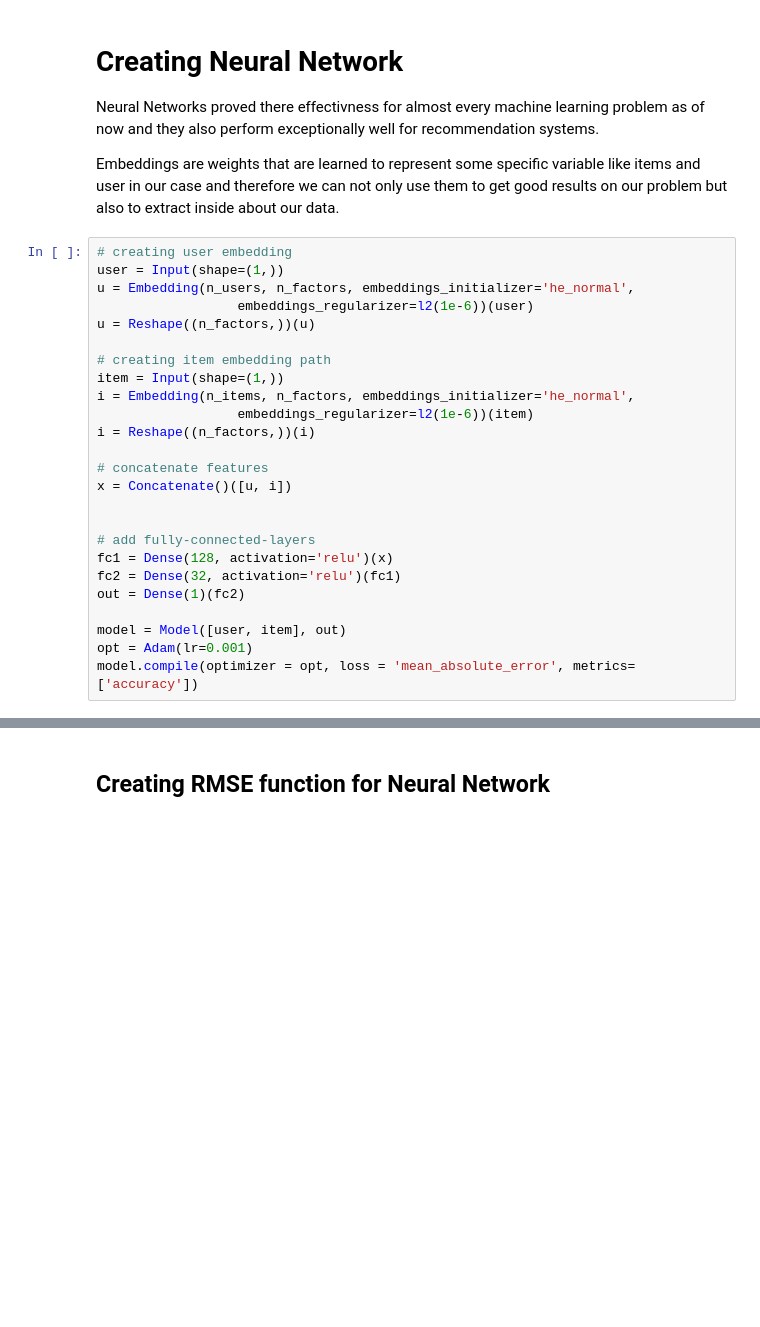
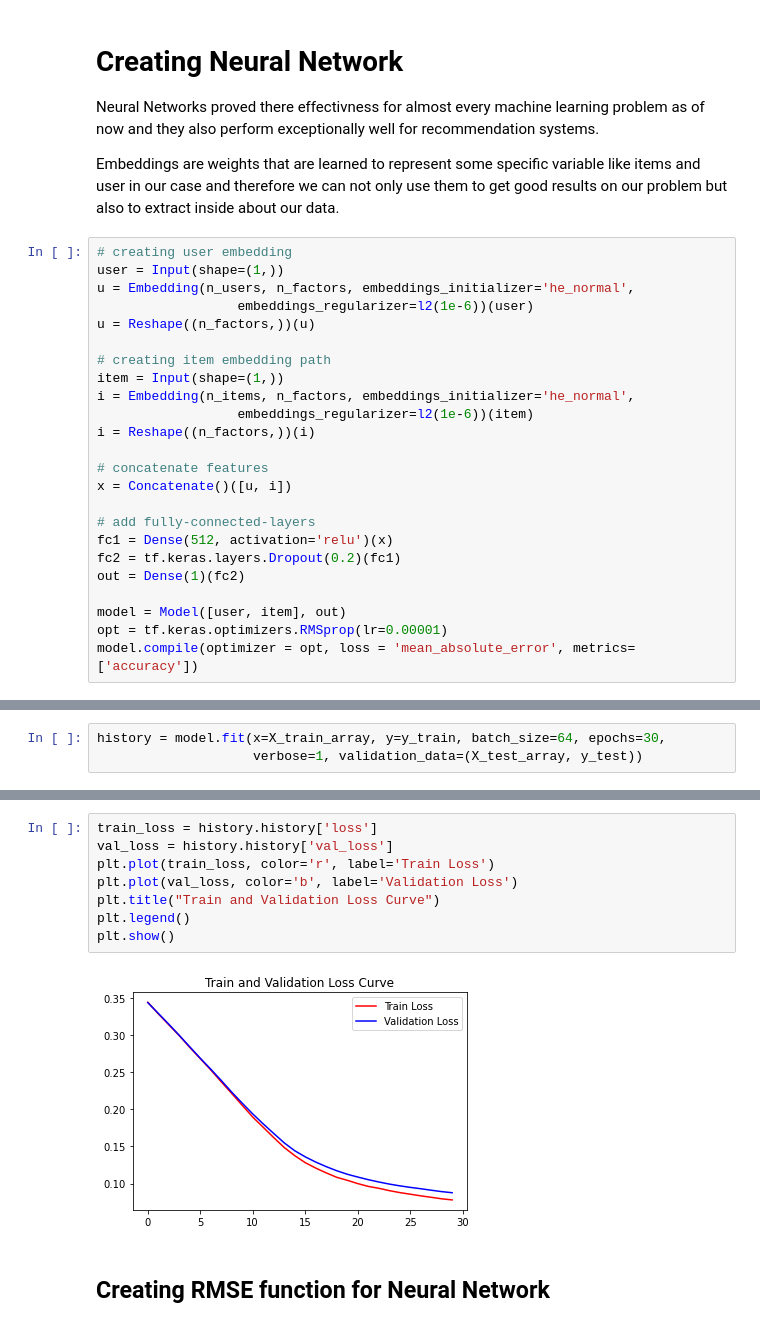
Before and after one commit to zulfauzi92/Hotel_Recomendation_Model_Traveloka, a Jupyter notebook: Eksplorasi Data/ML Model for Hotel Reco.ipynb, the cells around one changed output, grey strips where cells are left out. Saved outputs shown, nothing was run; the diff lists cells and outputs as text; blank space fills up the shorter version.

```diff
--- a/Eksplorasi Data/ML Model for Hotel Reco.ipynb
+++ b/Eksplorasi Data/ML Model for Hotel Reco.ipynb
@@ -132,14 +132,13 @@ i = Reshape((n_factors,))(i)
 # concatenate features
 x = Concatenate()([u, i])
 
-
 # add fully-connected-layers
-fc1 = Dense(128, activation='relu')(x)
-fc2 = Dense(32, activation='relu')(fc1)
+fc1 = Dense(512, activation='relu')(x)
+fc2 = tf.keras.layers.Dropout(0.2)(fc1)
 out = Dense(1)(fc2)
 
 model = Model([user, item], out)
-opt = Adam(lr=0.001)
+opt = tf.keras.optimizers.RMSprop(lr=0.00001)
 model.compile(optimizer = opt, loss = 'mean_absolute_error', metrics=['accuracy'])
 # %%
 model.summary()
@@ -162,2 +161,5 @@ Trainable params: 1,939,289
 Non-trainable params: 0
 __________________________________________________________________________________________________
+# %%
+history = model.fit(x=X_train_array, y=y_train, batch_size=64, epochs=30,
+                    verbose=1, validation_data=(X_test_array, y_test))
@@ -164,3 +184,13 @@ ________________________________________________________________________________
+# %%
+train_loss = history.history['loss']
+val_loss = history.history['val_loss']
+plt.plot(train_loss, color='r', label='Train Loss')
+plt.plot(val_loss, color='b', label='Validation Loss')
+plt.title("Train and Validation Loss Curve")
+plt.legend()
+plt.show()
+# %% [output]
+[figure, added]
 # %% [markdown]
 ## Creating RMSE function for Neural Network
 # %%
```
Also changed, not shown: parts of 2 cells of this notebook.
